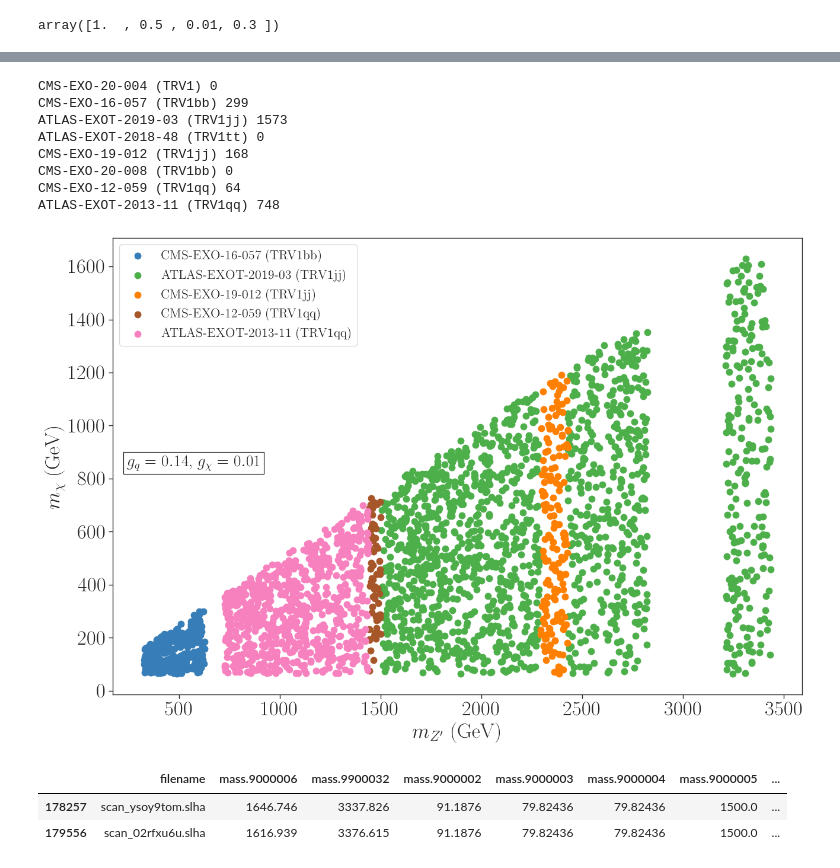
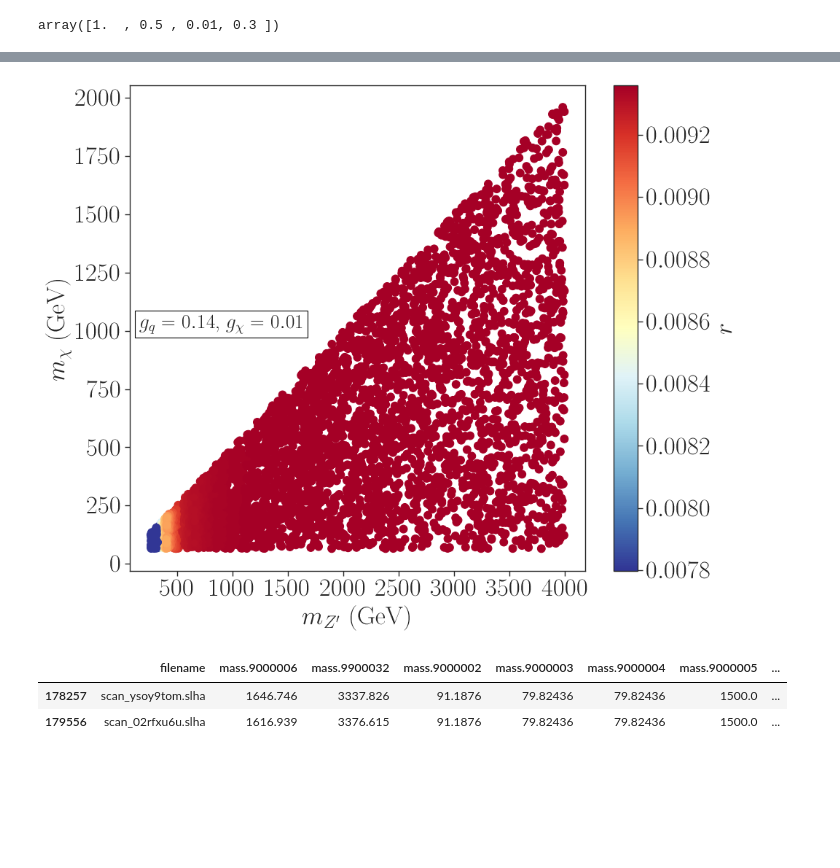
Before and after one commit to SModelS/smodelsv3-paper, a Jupyter notebook: scan/2MDM-monojet-vs-dijet-plots.ipynb, the cells around one changed output, grey strips where cells are left out. Cells and saved outputs as stored; diff of their text form; code cells hidden in the pictures; blank space fills up the shorter version.

Commit message:
updated plots

```diff
--- a/scan/2MDM-monojet-vs-dijet-plots.ipynb
+++ b/scan/2MDM-monojet-vs-dijet-plots.ipynb
@@ -211,52 +293,41 @@ array([1.  , 0.5 , 0.01, 0.3 ])
 # %%
-#cm = plt.cm.get_cmap('RdYlBu_r')
+cm = plt.colormaps.get_cmap('RdYlBu_r')
 plt.colormaps['RdYlBu_r']
-plt.figure(figsize=(15,10))
+plt.figure(figsize=(10,8))
 
 gqv = 0.14
 gchi = 0.01
 
+dataAll = dataDF[(dataDF['extpar.1']==gchi)&(dataDF['extpar.2']==gqv)]
 
-for label in excluded['label'].unique():
-#     if 'ATLAS-EXOT-2019-03' in label: continue
-#     data = newDF.sort_values('ExptRes.result.r_expected').drop_duplicates(["filename"],keep='last')
-    data = newDF.sort_values('ExptRes.result.r').drop_duplicates(['filename'], keep='last')
-    data = data[(data['extpar.1']==gchi)&(data['extpar.2']==gqv)&(data['ExptRes.result.r']>=1.0)]
-    data = data[data['label']==label]
-    print(label,len(data))
+x = dataAll['mass.9900032'].dropna()
+y = dataAll['mass.9000006'].dropna()
 
-    x = data['mass.9900032'].dropna()
-    y = data['mass.9000006'].dropna()
-    c = data['ExptRes.result.r'].dropna()
-    if len(data) == 0: continue
-    sc = plt.scatter(x,y,s=60, color=colorDict[label], label=label)
+gamma = np.array(dataAll['width.9900032'].dropna())
+ratioGM = np.array(dataAll['width.9900032'].dropna())/np.array(x)
 
+c = dataAll['BR']
 
-# cb = plt.colorbar(sc)
-# cb.ax.tick_params(labelsize=25)
-# cb.set_label(label=r'$r$',size=25)
+scAll = plt.scatter(x,y,c=c,s=60, cmap=cm)
+cb = plt.colorbar(scAll)
+cb.ax.tick_params(labelsize=25)
+cb.set_label(label=r'$r$',size=25)
+
 
 plt.xlabel(r'$m_{Z^{\prime}}$ (GeV)', fontsize=25)
 plt.ylabel(r'$m_{\chi}$ (GeV)', fontsize=25)
 plt.text(0.02,0.5,r'$g_{q} = %1.2f$, $g_{\chi} = %1.2f$' % (gqv, gchi),fontsize=20,
          bbox=dict(facecolor='white', edgecolor='black'),transform = plt.gca().transAxes)
 
 # plt.text(900,1330,r'$j = u, d, c, s, b$',fontsize=18)
+
 plt.yticks(fontsize=25)
 plt.xticks(fontsize=25)
-plt.legend()
-# plt.savefig('./figures/exclusions_2mdm_gq01.png')
+plt.tight_layout()
+# plt.savefig('./figures/exclusions_2mdm_dijet_only.png')
 plt.show()
 # %% [output]
-CMS-EXO-20-004 (TRV1) 0
-CMS-EXO-16-057 (TRV1bb) 299
-ATLAS-EXOT-2019-03 (TRV1jj) 1573
-ATLAS-EXOT-2018-48 (TRV1tt) 0
-CMS-EXO-19-012 (TRV1jj) 168
-CMS-EXO-20-008 (TRV1bb) 0
-CMS-EXO-12-059 (TRV1qq) 64
-ATLAS-EXOT-2013-11 (TRV1qq) 748
-[figure, old version]
+[figure, new version]
 # %%
 newDF[(newDF['extpar.2']==0.14)&(newDF['extpar.1']==1.0)&(newDF['mass.9900032']>3000)&(newDF['mass.9900032']<3500)
       &(newDF['ExptRes.result.r']>1)]
```
Also changed, not shown: parts of 7 cells of this notebook, 15 other files.
